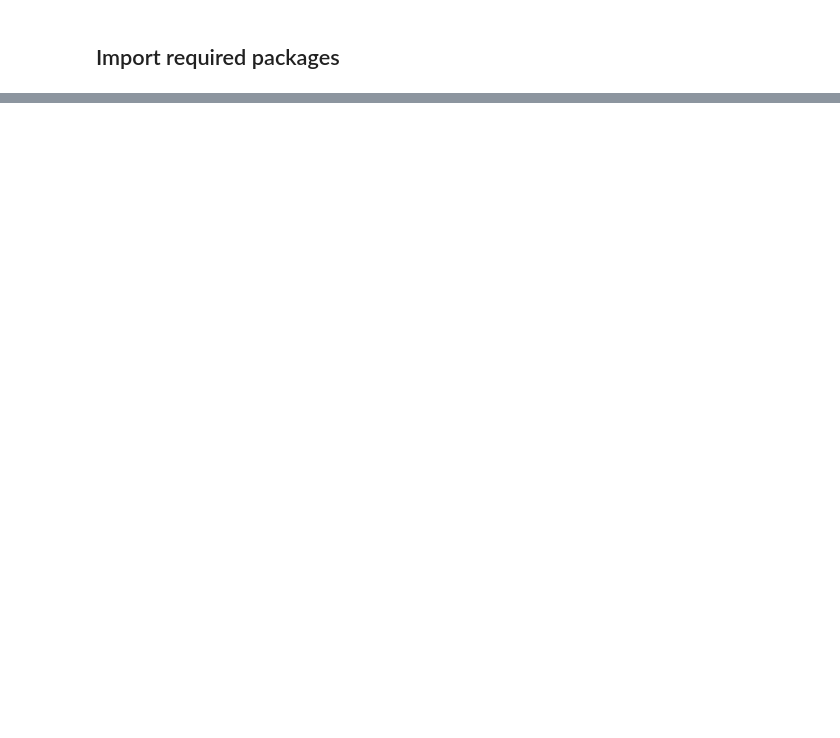
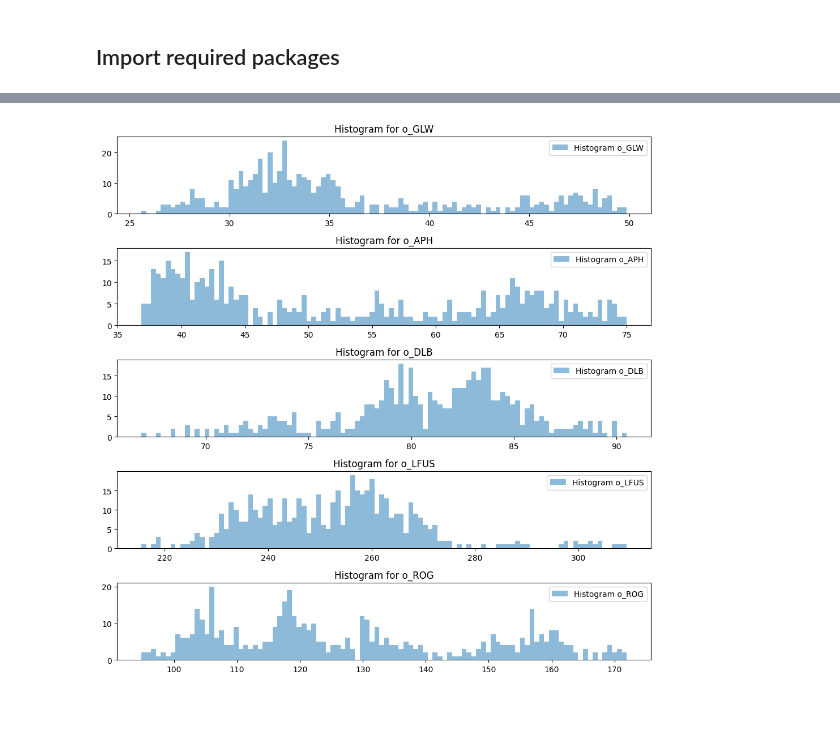
Before and after one commit to Benedictgr97/stock_prediction_v2, a Jupyter notebook: price_predictor.ipynb, the cells around one changed output, grey strips where cells are left out. Cells and saved outputs as stored; diff of their text form; code cells hidden in the pictures; blank space fills up the shorter version.

```diff
--- a/price_predictor.ipynb
+++ b/price_predictor.ipynb
@@ -70,0 +38,14 @@ data
+# %%
+api_key = 'BIf89HTb0NaGQsWozgDr5x1W8GfFC3MH'
+# Choose 4 stores that are closest competitors as we can only download 5 a min with the free API
+stocks = ['GLW','APH','DLB','LFUS','ROG']
+
+stock_prices_df = pd.DataFrame([])
+
+for tckr in stocks:
+    stock_prices_df_pre = get_stock_prices(api_key, tckr)
+    stock_prices_df_pre.columns = [f"{col}_{tckr}" if col != 't' else col for col in stock_prices_df_pre.columns]
+    if stock_prices_df.empty:
+        stock_prices_df = stock_prices_df_pre
+    else:
+        stock_prices_df = stock_prices_df.merge(stock_prices_df_pre, on='t', how='outer')
@@ -70,0 +82,16 @@ data
+# %%
+# Most stocks are not normally distributed so make sure methods do not include this
+fig, axs = plt.subplots(5, 1, figsize=(10, 10))
+
+for i, tckr in enumerate(stocks[:5]):
+    tckr = 'o_' + tckr
+    axs[i].hist(stock_prices_df[tckr], bins=100, alpha=0.5, label=f'Histogram {tckr}')
+    axs[i].set_title(f'Histogram for {tckr}')
+    axs[i].legend()
+
+plt.tight_layout()
+plt.show()
+# %% [output]
+[figure, added]
+# %% [markdown]
+##
```
Also changed, not shown: parts of 13 cells of this notebook.
